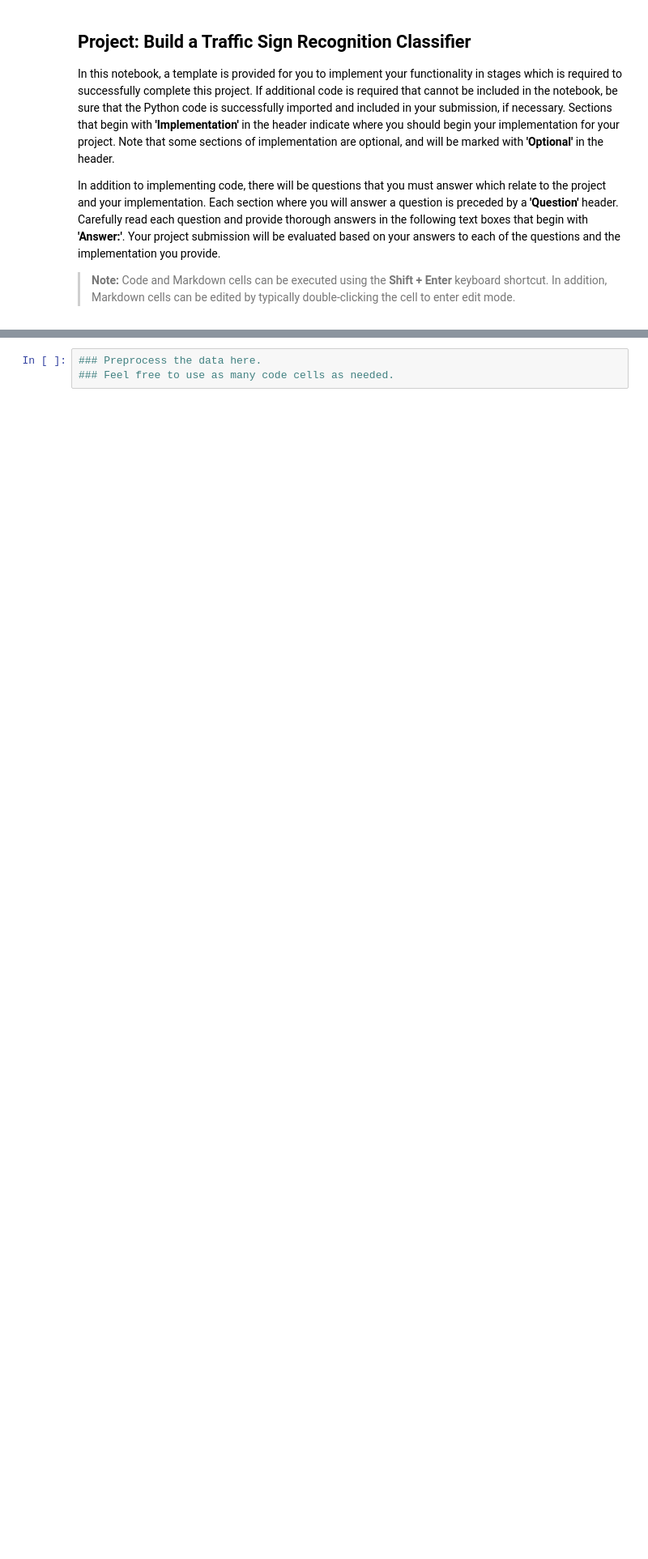
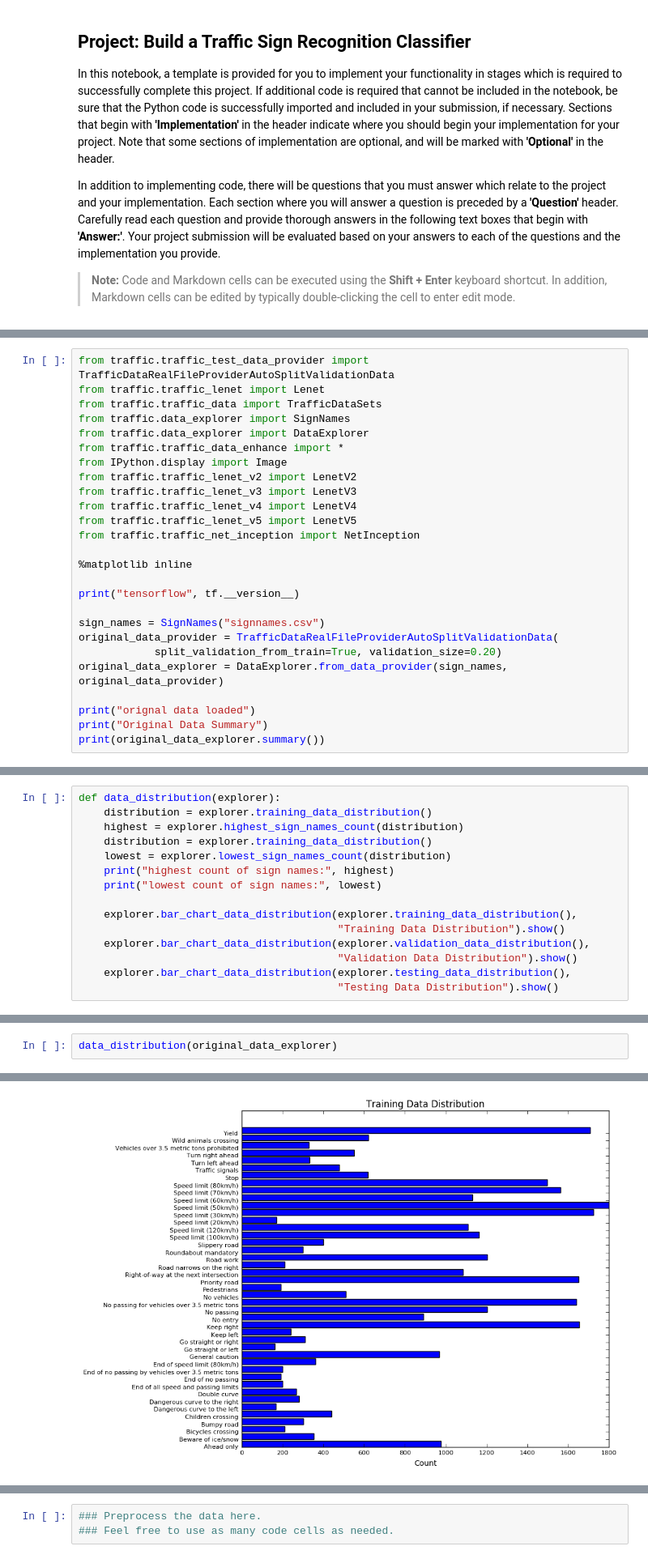
Before and after one commit to jluo-bgl/Traffic-Sign-Recognition-with-Deep-Learning-CNN, a Jupyter notebook: Traffic_Sign_Classifier.ipynb, the cells around one changed output, grey strips where cells are left out. Shown at 81% size. Drawn from its saved outputs; the diff is of its cells as text; blank space fills up the shorter version.

```diff
--- a/Traffic_Sign_Classifier.ipynb
+++ b/Traffic_Sign_Classifier.ipynb
@@ -141,0 +90,26 @@ showImages(X_train[100:130], "training_samples")
+# %%
+from traffic.traffic_test_data_provider import TrafficDataRealFileProviderAutoSplitValidationData
+from traffic.traffic_lenet import Lenet
+from traffic.traffic_data import TrafficDataSets
+from traffic.data_explorer import SignNames
+from traffic.data_explorer import DataExplorer
+from traffic.traffic_data_enhance import *
+from IPython.display import Image
+from traffic.traffic_lenet_v2 import LenetV2
+from traffic.traffic_lenet_v3 import LenetV3
+from traffic.traffic_lenet_v4 import LenetV4
+from traffic.traffic_lenet_v5 import LenetV5
+from traffic.traffic_net_inception import NetInception
+
+%matplotlib inline
+
+print("tensorflow", tf.__version__)
+
+sign_names = SignNames("signnames.csv")
+original_data_provider = TrafficDataRealFileProviderAutoSplitValidationData(
+            split_validation_from_train=True, validation_size=0.20)
+original_data_explorer = DataExplorer.from_data_provider(sign_names, original_data_provider)
+
+print("orignal data loaded")
+print("Original Data Summary")
+print(original_data_explorer.summary())
@@ -141,0 +169,15 @@ showImages(X_train[100:130], "training_samples")
+# %%
+def data_distribution(explorer):
+    distribution = explorer.training_data_distribution()
+    highest = explorer.highest_sign_names_count(distribution)
+    distribution = explorer.training_data_distribution()
+    lowest = explorer.lowest_sign_names_count(distribution)
+    print("highest count of sign names:", highest)
+    print("lowest count of sign names:", lowest)
+
+    explorer.bar_chart_data_distribution(explorer.training_data_distribution(),
+                                         "Training Data Distribution").show()
+    explorer.bar_chart_data_distribution(explorer.validation_data_distribution(),
+                                         "Validation Data Distribution").show()
+    explorer.bar_chart_data_distribution(explorer.testing_data_distribution(),
+                                         "Testing Data Distribution").show()
@@ -141,0 +186,3 @@ showImages(X_train[100:130], "training_samples")
+# %%
+data_distribution(original_data_explorer)
+# %% [output]
@@ -141,0 +191 @@ showImages(X_train[100:130], "training_samples")
+[figure, added]
```
Also changed, not shown: parts of 31 cells of this notebook, 2 other files.
